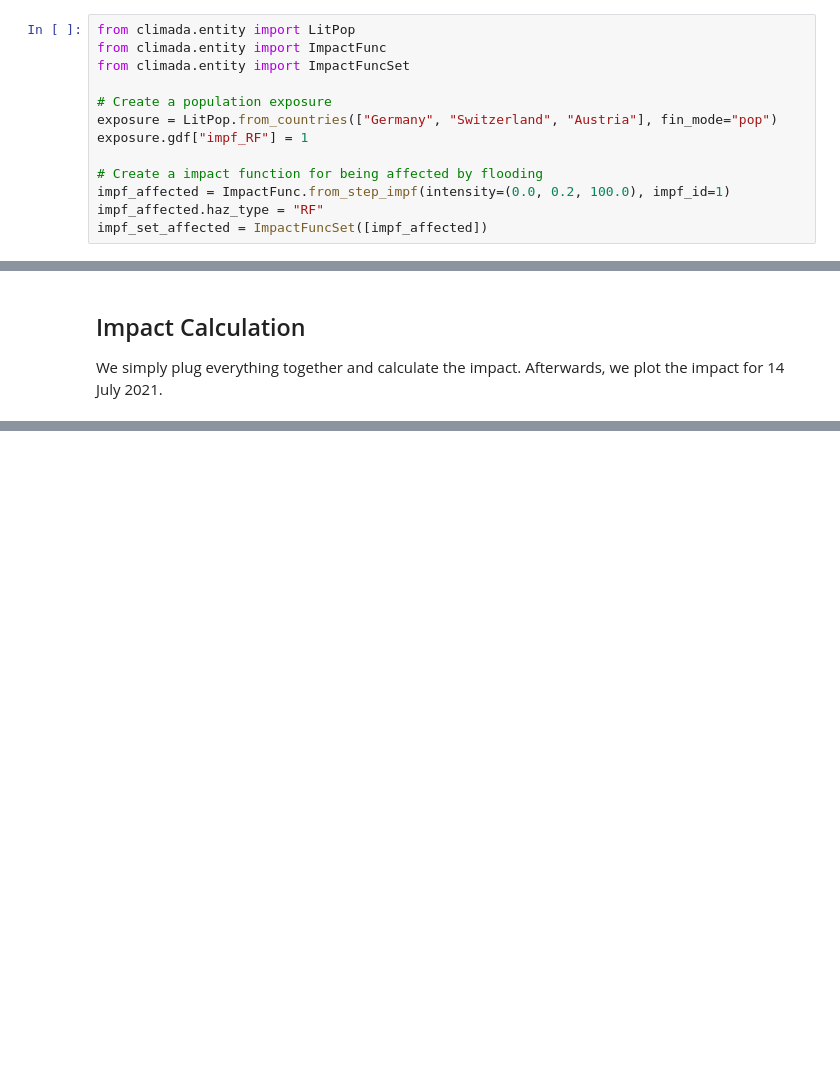
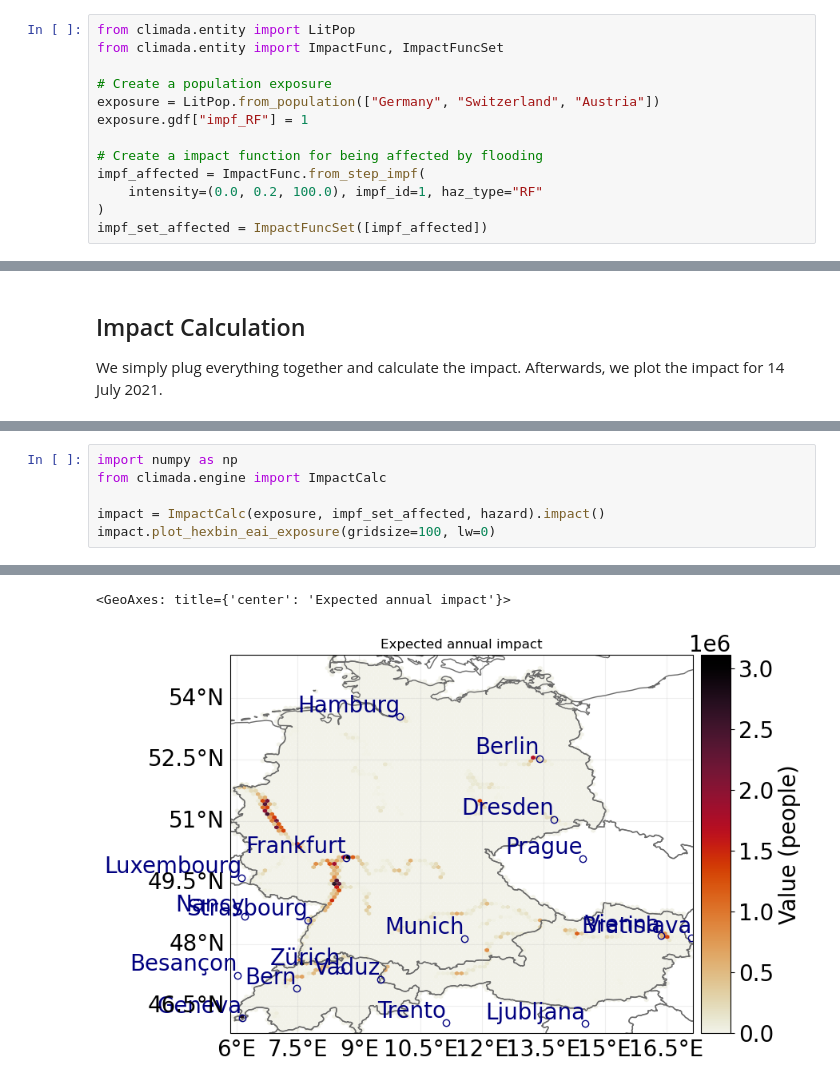
Before and after one commit to CLIMADA-project/climada_petals, a Jupyter notebook: doc/tutorial/climada_hazard_glofas_rf.ipynb, the cells around one changed output, grey strips where cells are left out. Cells and saved outputs as stored; diff of their text form; blank space fills up the shorter version.

```diff
--- a/doc/tutorial/climada_hazard_glofas_rf.ipynb
+++ b/doc/tutorial/climada_hazard_glofas_rf.ipynb
@@ -98,15 +119,15 @@ Being affected by a flood can be considered a binary classification (yes/no), th
 Notice that we set the impact function identifier to `"RF"` because this is the hazard type identifier of `RiverFlood`.
 # %%
 from climada.entity import LitPop
-from climada.entity import ImpactFunc
-from climada.entity import ImpactFuncSet
+from climada.entity import ImpactFunc, ImpactFuncSet
 
 # Create a population exposure
-exposure = LitPop.from_countries(["Germany", "Switzerland", "Austria"], fin_mode="pop")
+exposure = LitPop.from_population(["Germany", "Switzerland", "Austria"])
 exposure.gdf["impf_RF"] = 1
 
 # Create a impact function for being affected by flooding
-impf_affected = ImpactFunc.from_step_impf(intensity=(0.0, 0.2, 100.0), impf_id=1)
-impf_affected.haz_type = "RF"
+impf_affected = ImpactFunc.from_step_impf(
+    intensity=(0.0, 0.2, 100.0), impf_id=1, haz_type="RF"
+)
 impf_set_affected = ImpactFuncSet([impf_affected])
 # %% [output]
@@ -146,0 +156,7 @@ imp.plot_hexbin_impact_exposure(event_id=14)
+# %%
+import numpy as np
+from climada.engine import ImpactCalc
+
+impact = ImpactCalc(exposure, impf_set_affected, hazard).impact()
+impact.plot_hexbin_eai_exposure(gridsize=100, lw=0)
+# %% [output]
@@ -147,3 +168,5 @@ imp.plot_hexbin_impact_exposure(event_id=14)
+<GeoAxes: title={'center': 'Expected annual impact'}>
+[figure, added]
 # %% [markdown]
 ## FLOPROS Database Protection Standards
 
```
Also changed, not shown: parts of 33 cells of this notebook, 9 other files.
